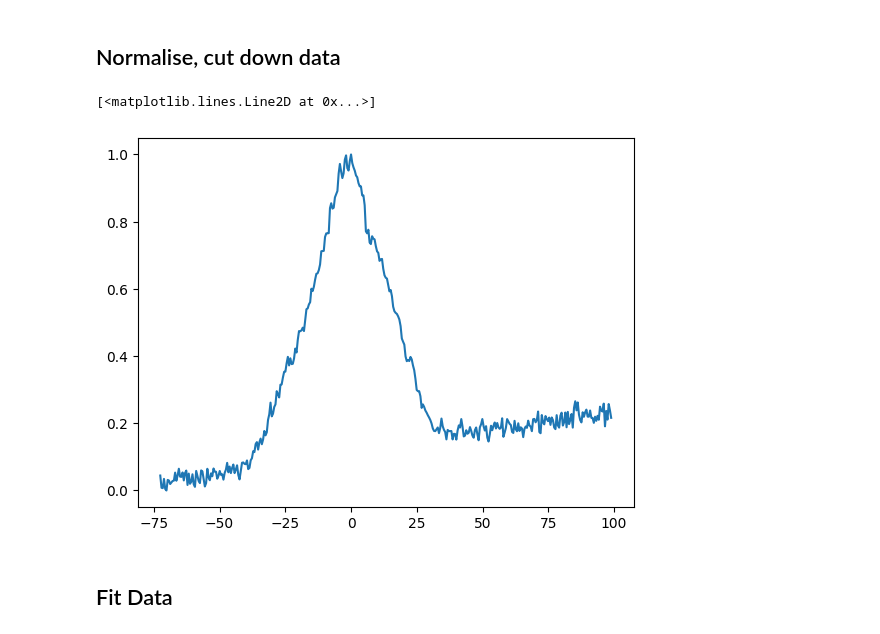
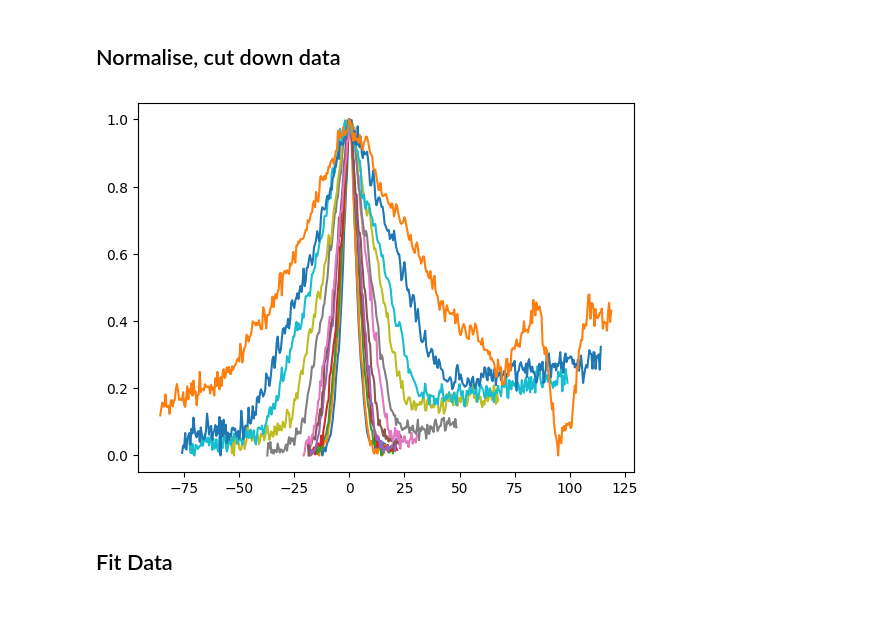
Before and after one commit to akay8/Level4Project, a Jupyter notebook: test_file.ipynb, the cells around one changed output. Saved outputs shown, nothing was run; the diff lists cells and outputs as text; code cells hidden in the pictures.

Commit message:
written data_trim to tidy up all data

```diff
--- a/test_file.ipynb
+++ b/test_file.ipynb
@@ -63,30 +63,45 @@ plt.show()
 # %% [markdown]
 ## Normalise, cut down data
 # %%
-index = 9
-#cutoff = int(320)
+def data_trim(distances_, amplitudes_):
 
-cutoff_array = np.ones(12)*300
+    '''A function to tidy up the raw gaussian data. Implements measures to normalise and trasform data such that
+    the only fitting parameter becomes the waist of the beam, W. '''
 
-# Get rid of vertical offset - to reduce a fitting parameter
-subt_amp = amplitudes[index] - np.min(amplitudes[index])
+    new_distances = []
+    new_amps = [] # some empty lists to append to at the end of the loop
 
-# Normalise data by its maximum value
-norm_amp = subt_amp / np.max(subt_amp)
+    for j in range(len(distances_)): # iterate through distances (amps)
 
-dist_max = 0
+        # Get rid of vertical offset - to reduce a fitting parameter
+        subt_amp = amplitudes_[j] - np.min(amplitudes_[j])
 
-# Move data so centred on zero - reduce fitting params further
-for i in range(norm_amp.size):
-    if norm_amp[i] == np.max(norm_amp):
-        dist_max = distances[index][i]
+        # Normalise data by its maximum value
+        norm_amp = subt_amp / np.max(subt_amp)
 
-shifted_distances = distances[index] - dist_max
+        dist_max = 0 # to add to later
 
-plt.plot(shifted_distances, norm_amp)
+        # Move data so centred on zero - reduce fitting params further
+        for i in range(norm_amp.size):
+            if norm_amp[i] == np.max(norm_amp):
+                dist_max = distances_[j][i]
+
+        shifted_distances = distances_[j] - dist_max
+
+        # Add adjusted data set to the new large lists
+        new_distances.append(shifted_distances)
+        new_amps.append(norm_amp)
+
+    return new_distances, new_amps
+
+all_distances, all_amps = data_trim(distances, amplitudes)
-# %% [output]
-[<matplotlib.lines.Line2D at 0x...>]
-[figure, removed]
+# %%
+all_distances, all_amps = data_trim(distances, amplitudes)
+# %%
+for i in range(12):
+    plt.plot(all_distances[i], all_amps[i])
+# %% [output]
+[figure, added]
 # %% [markdown]
 ## Fit Data
 # %%
```
